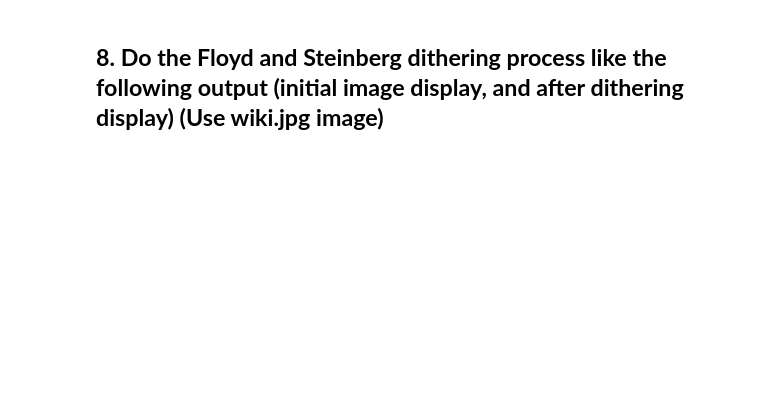
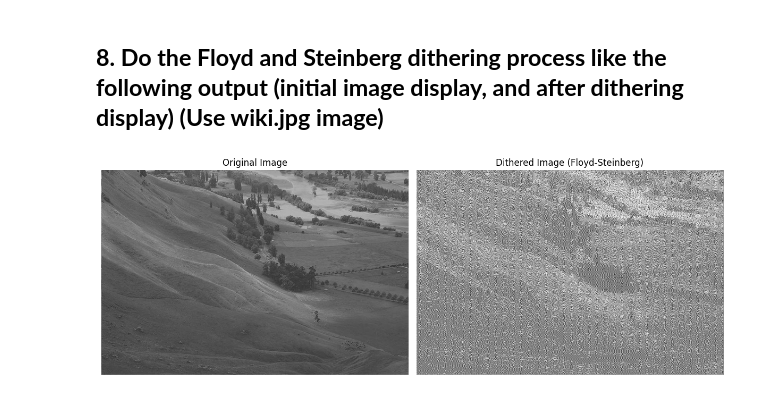
Before and after one commit to frcaulia/dicv_odd_2023, a Jupyter notebook: Week6.ipynb, the cells around one changed output. Cells and saved outputs as stored; diff of their text form; code cells hidden in the pictures; blank space fills up the shorter version.

```diff
--- a/Week6.ipynb
+++ b/Week6.ipynb
@@ -290,2 +285,47 @@ plt.show()
 # %% [markdown]
 ## **8. Do the Floyd and Steinberg dithering process like the following output (initial image  display, and after dithering display) (Use wiki.jpg image)**
+# %%
+import cv2
+import numpy as np
+import matplotlib.pyplot as plt
+
+image_path = '/content/drive/MyDrive/Images/wiki.jpg'
+image = cv2.imread(image_path, cv2.IMREAD_GRAYSCALE)
+
+def floyd_steinberg_dithering(image):
+    height, width = image.shape
+    for y in range(height - 1):
+        for x in range(1, width - 1):
+            old_pixel = image[y, x]
+            new_pixel = 255 if old_pixel > 127 else 0
+            image[y, x] = new_pixel
+            quantization_error = old_pixel - new_pixel
+
+            # Floyd-Steinberg Dithering Formulas
+            image[y, x + 1] = image[y, x + 1] + (7/16) * quantization_error
+            image[y + 1, x - 1] = image[y + 1, x - 1] + (3/16) * quantization_error
+            image[y + 1, x] = image[y + 1, x] + (5/16) * quantization_error
+            image[y + 1, x + 1] = image[y + 1, x + 1] + (1/16) * quantization_error
+
+    return image
+dithered_image = floyd_steinberg_dithering(image.copy())
+
+# Display the original and dithered images
+plt.figure(figsize=(12, 6))
+
+# Display the original image
+plt.subplot(1, 2, 1)
+plt.imshow(image, cmap='gray')
+plt.title("Original Image")
+plt.axis('off')
+
+# Display the dithered image
+plt.subplot(1, 2, 2)
+plt.imshow(dithered_image, cmap='gray')
+plt.title("Dithered Image (Floyd-Steinberg)")
+plt.axis('off')
+
+plt.tight_layout()
+plt.show()
+# %% [output]
+[figure, added]
```
Also changed, not shown: parts of 2 cells of this notebook.
